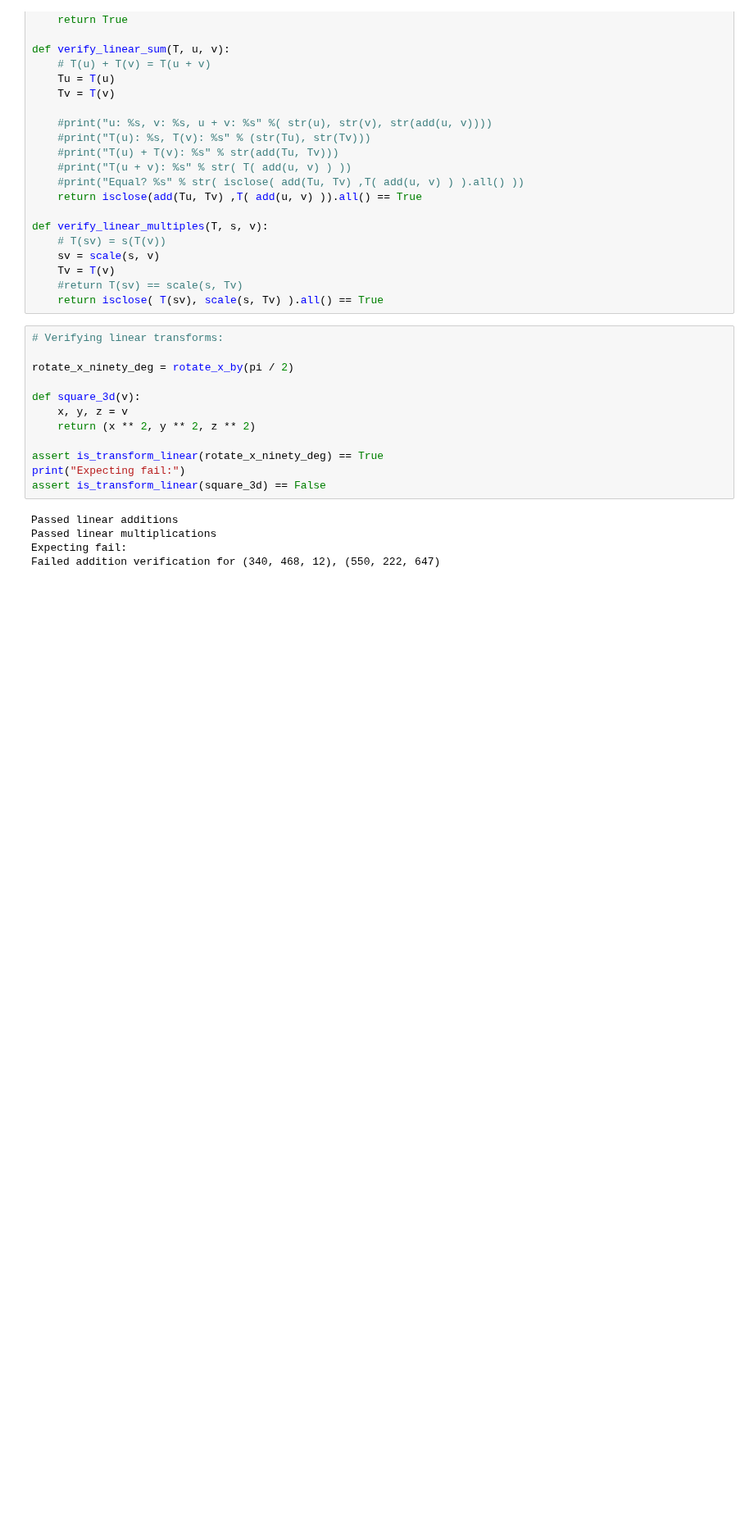
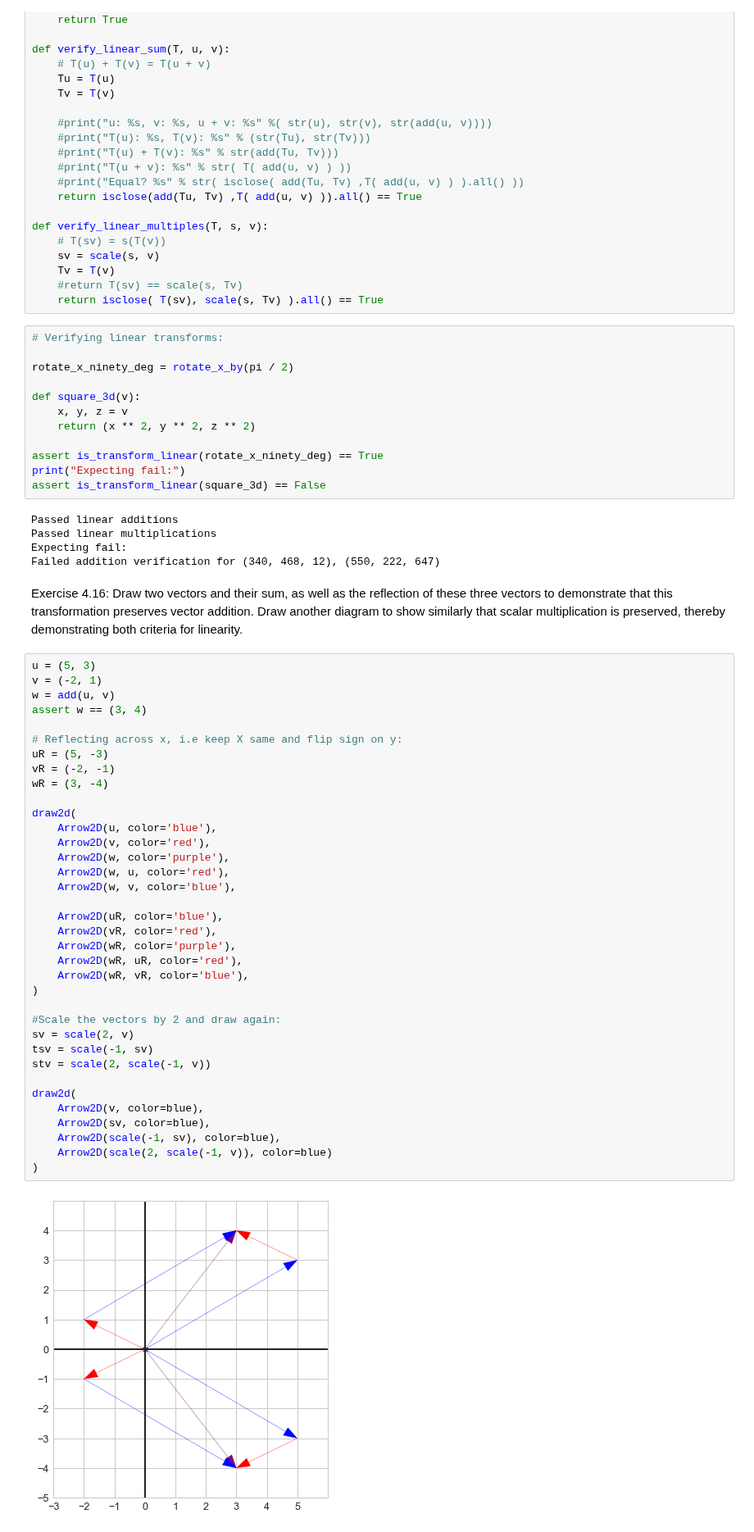
Before and after one commit to aliakhtar/maths4programmers-python, a Jupyter notebook: ch04/4.2.ipynb, the cells around one changed output. Shown at 82% size. Saved outputs shown, nothing was run; the diff lists cells and outputs as text; blank space fills up the shorter version.

```diff
--- a/ch04/4.2.ipynb
+++ b/ch04/4.2.ipynb
@@ -194,3 +194,45 @@ Passed linear additions
 Passed linear multiplications
 Expecting fail:
 Failed addition verification for (340, 468, 12), (550, 222, 647)
+# %% [markdown]
+Exercise 4.16: Draw two vectors and their sum, as well as the reflection of these three vectors to demonstrate that this transformation
+preserves vector addition. Draw another diagram to show similarly that scalar multiplication is preserved, thereby
+demonstrating both criteria for linearity.
+# %%
+u = (5, 3)
+v = (-2, 1)
+w = add(u, v)
+assert w == (3, 4)
+
+# Reflecting across x, i.e keep X same and flip sign on y:
+uR = (5, -3)
+vR = (-2, -1)
+wR = (3, -4)
+
+draw2d(
+    Arrow2D(u, color='blue'),
+    Arrow2D(v, color='red'),
+    Arrow2D(w, color='purple'),
+    Arrow2D(w, u, color='red'),
+    Arrow2D(w, v, color='blue'),
+
+    Arrow2D(uR, color='blue'),
+    Arrow2D(vR, color='red'),
+    Arrow2D(wR, color='purple'),
+    Arrow2D(wR, uR, color='red'),
+    Arrow2D(wR, vR, color='blue'),
+)
+
+#Scale the vectors by 2 and draw again:
+sv = scale(2, v)
+tsv = scale(-1, sv)
+stv = scale(2, scale(-1, v))
+
+draw2d(
+    Arrow2D(v, color=blue),
+    Arrow2D(sv, color=blue),
+    Arrow2D(scale(-1, sv), color=blue),
+    Arrow2D(scale(2, scale(-1, v)), color=blue)
+)
+# %% [output]
+[figure, added]
```
Also changed, not shown: parts of 1 cell of this notebook.
